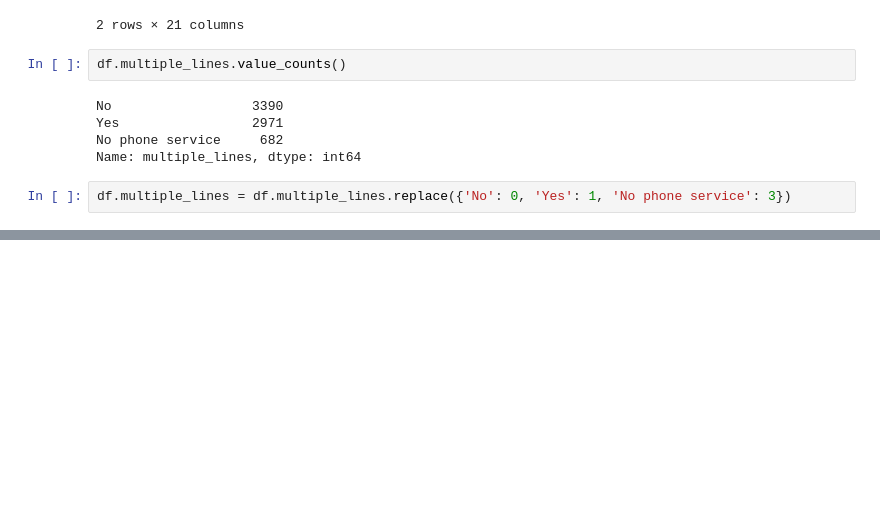
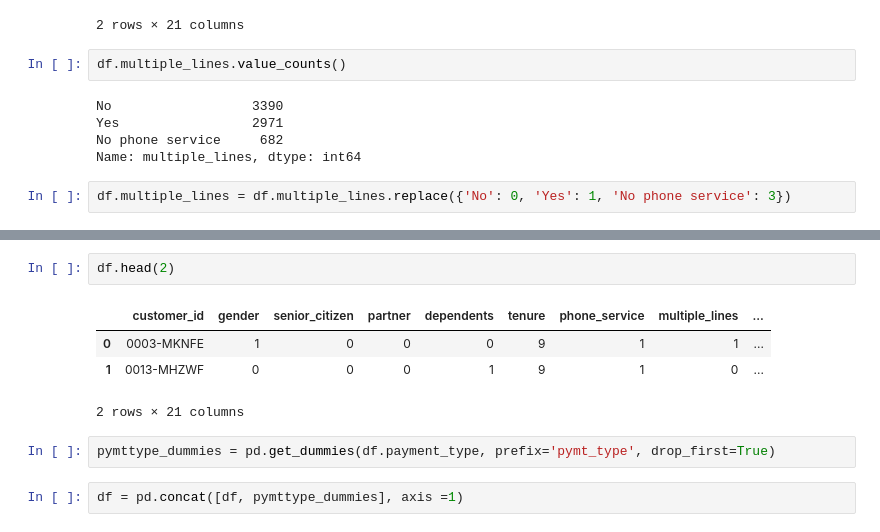
Before and after one commit to o0amandagomez0o/classification_proj, a Jupyter notebook: telco001.ipynb, the cells around one changed output, grey strips where cells are left out. Drawn from its saved outputs; the diff is of its cells as text; blank space fills up the shorter version.

```diff
--- a/telco001.ipynb
+++ b/telco001.ipynb
@@ -276,0 +306,11 @@ df.multiple_lines = df.multiple_lines.replace({'No': 0, 'Yes': 1, 'No phone serv
+# %%
+df.head(2)
+# %% [output]
+|  | customer_id | gender | senior_citizen | partner | dependents | tenure | phone_service | multiple_lines | ... |
+| 0 | 0003-MKNFE | 1 | 0 | 0 | 0 | 9 | 1 | 1 | ... |
+| 1 | 0013-MHZWF | 0 | 0 | 0 | 1 | 9 | 1 | 0 | ... |
+2 rows × 21 columns
+# %%
+pymttype_dummies = pd.get_dummies(df.payment_type, prefix='pymt_type', drop_first=True)
+# %%
+df = pd.concat([df, pymttype_dummies], axis =1)
```
Also changed, not shown: parts of 24 cells of this notebook, 2 other files.
